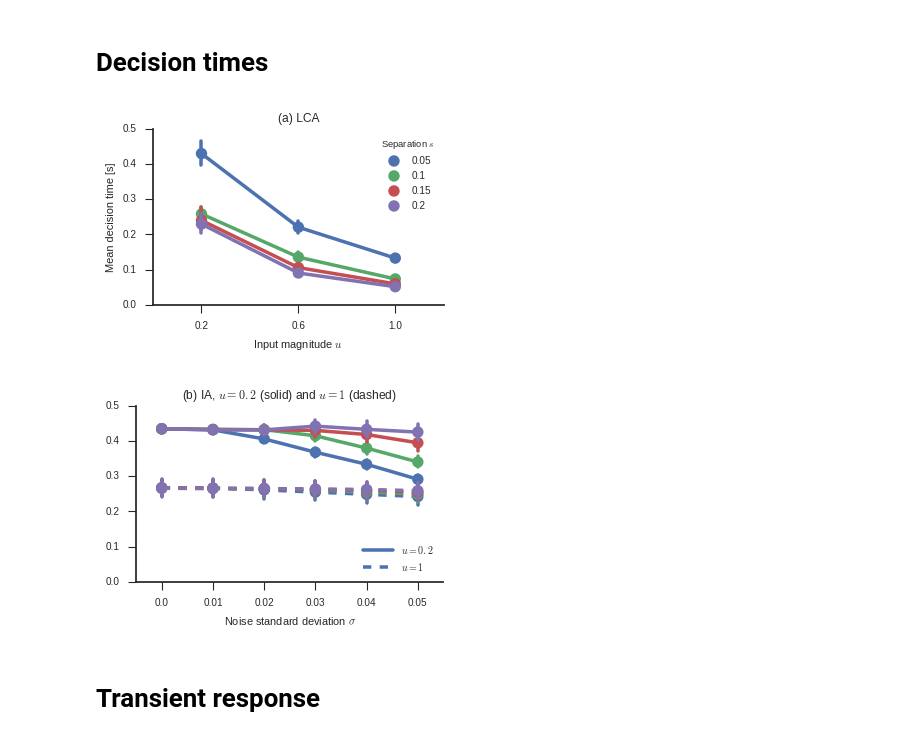
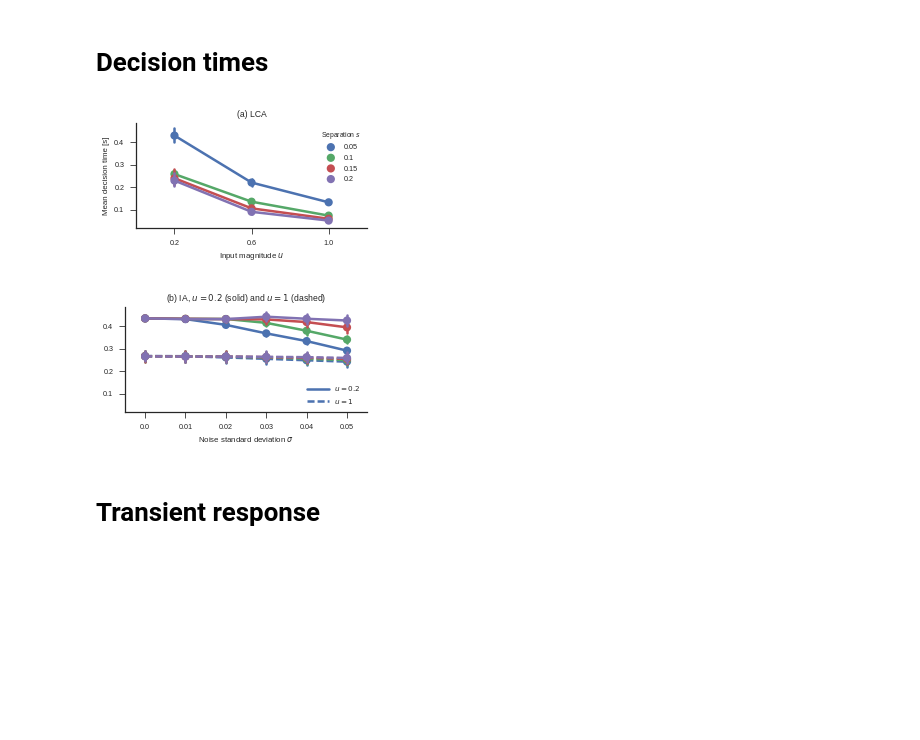
Before and after one commit to ctn-waterloo/cogsci17-decide, a Jupyter notebook: notebooks/Data based plots.ipynb, the cells around one changed output. Saved outputs shown, nothing was run; the diff lists cells and outputs as text; code cells hidden in the pictures; blank space fills up the shorter version.

```diff
--- a/notebooks/Data based plots.ipynb
+++ b/notebooks/Data based plots.ipynb
@@ -105,33 +105,33 @@ savefig(fig, 'correct')
 # %% [markdown]
 # Decision times
 # %%
-fig = plt.figure(figsize=(col_w, col_w / 1.4))
+fig = plt.figure(figsize=(col_w / 0.9, col_w / 1.6))
 ax = plt.subplot(1, 1, 1)
 sns.pointplot('baseline', 't', 'target_sep', data=dfd.query('network == "LCA"'))
 ax.set_title("(a) LCA")
 ax.set_xlabel("Input magnitude $u$")
 ylabel = ax.set_ylabel("Mean decision time [s]")
 ax.get_legend().set_title("Separation $s$")
 sns.despine()
 fig.tight_layout(pad=0.)
 savefig(fig, 'time1')
 
-fig = plt.figure(figsize=(col_w, col_w / 1.4))
+fig = plt.figure(figsize=(col_w / 0.9, col_w / 1.6))
 ax = plt.subplot(1, 1, 1, sharey=ax)
 sns.pointplot('noise', 't', 'target_sep', data=dfd.query('network == "IA" and baseline == 0.2'))
 sns.pointplot('noise', 't', 'target_sep', data=dfd.query('network == "IA" and baseline == 1'),
               linestyles='--')
 ax.set_title("(b) IA, $u = 0.2$ (solid) and $u = 1$ (dashed)")
 ax.set_xlabel(r"Noise standard deviation $\sigma$")
 ax.set_ylabel("")
 lines = ax.get_lines()
 ax.legend(lines[0::len(lines) // 2], ('$u = 0.2$', '$u = 1$'), loc='lower right', handlelength=3.)
 sns.despine()
 fig.tight_layout(pad=0.)
 savefig(fig, 'time2')
 # %% [output]
-[figure, old version]
+[figure, new version]
-[figure, old version]
+[figure, new version]
 # %% [markdown]
 # Transient response
 # %%
```
Also changed, not shown: 4 other files.
